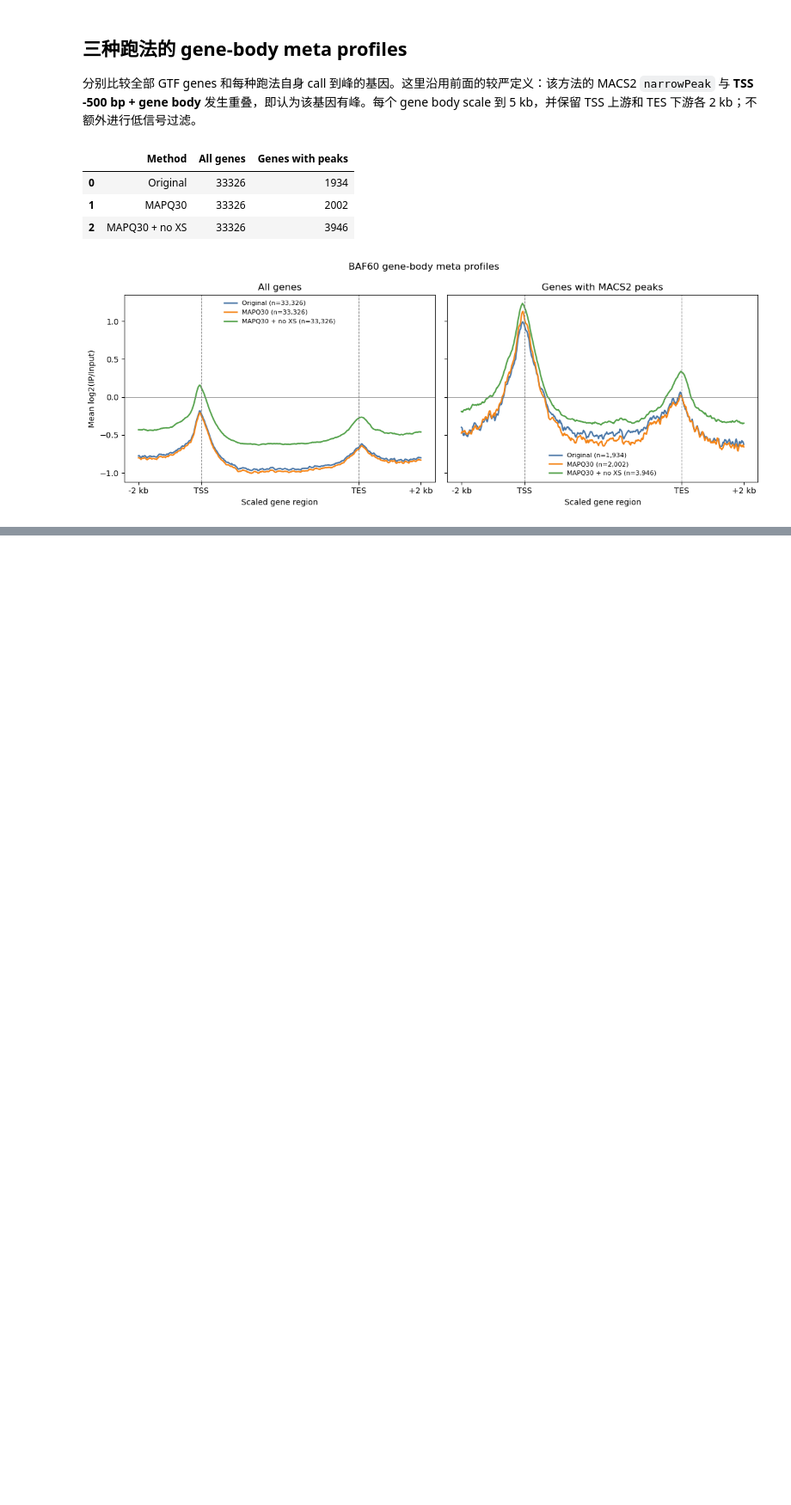
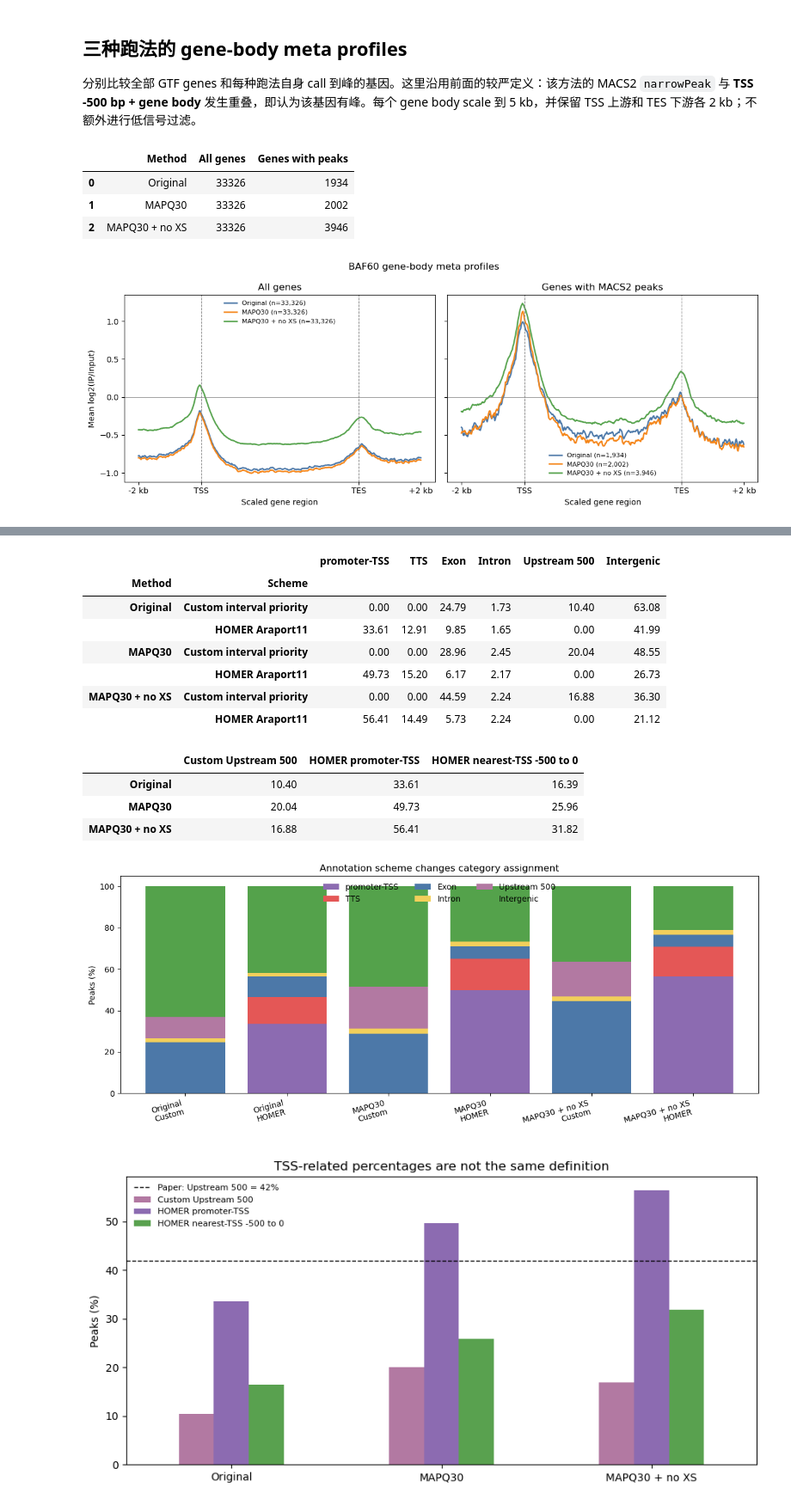
Before and after one commit to pengyfCR7/BAF60_ChIPseq_downstream_analyse_notebooks, a Jupyter notebook: inspect_BAF60_matrix.ipynb, the cells around one changed output, grey strips where cells are left out. Shown at 86% size. Cells and saved outputs as stored; diff of their text form; code cells hidden in the pictures; blank space fills up the shorter version.

```diff
--- a/inspect_BAF60_matrix.ipynb
+++ b/inspect_BAF60_matrix.ipynb
@@ -807,0 +862,62 @@ plt.tight_layout()
+# %%
+comparison_categories = ['promoter-TSS', 'TTS', 'Exon', 'Intron', 'Upstream 500', 'Intergenic']
+comparison_rows = []
+for name in method_order:
+    custom = three_category_percent[name]
+    comparison_rows.append({
+        'Method': name, 'Scheme': 'Custom interval priority',
+        'promoter-TSS': 0, 'TTS': 0, 'Exon': custom['Exon'], 'Intron': custom['Intron'],
+        'Upstream 500': custom['Upstream 500'], 'Intergenic': custom['Intergenic'],
+    })
+    homer = homer_summary[(homer_summary['Reference'] == 'Araport11') &
+                           (homer_summary['Method'] == name)].iloc[0]
+    comparison_rows.append({
+        'Method': name, 'Scheme': 'HOMER Araport11',
+        'promoter-TSS': homer['promoter-TSS'], 'TTS': homer['TTS'],
+        'Exon': homer['exon'], 'Intron': homer['intron'],
+        'Upstream 500': 0, 'Intergenic': homer['Intergenic'],
+    })
+
+annotation_scheme_comparison = pd.DataFrame(comparison_rows).set_index(['Method', 'Scheme'])
+display(annotation_scheme_comparison.round(2))
+
+comparison_colors = [annotation_colors['promoter-TSS'], annotation_colors['TTS'],
+                     annotation_colors['exon'], annotation_colors['intron'],
+                     '#B279A2', annotation_colors['Intergenic']]
+ax = annotation_scheme_comparison[comparison_categories].plot.bar(
+    stacked=True, figsize=(12, 5), color=comparison_colors, width=0.78)
+ax.set(xlabel='', ylabel='Peaks (%)', title='Annotation scheme changes category assignment')
+ax.set_xticklabels([f'{method}\n{"Custom" if scheme.startswith("Custom") else "HOMER"}'
+                    for method, scheme in annotation_scheme_comparison.index],
+                   rotation=15, ha='right')
+ax.legend(frameon=False, ncol=3, loc='upper center')
+plt.tight_layout()
+
+tss_window_comparison = pd.DataFrame(index=method_order)
+tss_window_comparison['Custom Upstream 500'] = three_category_percent.loc['Upstream 500', method_order]
+araport_summary = homer_summary[homer_summary['Reference'] == 'Araport11'].set_index('Method').loc[method_order]
+tss_window_comparison['HOMER promoter-TSS'] = araport_summary['promoter-TSS']
+tss_window_comparison['HOMER nearest-TSS -500 to 0'] = araport_summary['Nearest-TSS upstream 500']
+display(tss_window_comparison.round(2))
+
+ax = tss_window_comparison.plot.bar(figsize=(9, 4.5), color=['#B279A2', '#8C6BB1', '#59A14F'])
+ax.axhline(42, color='black', ls='--', lw=1, label='Paper: Upstream 500 = 42%')
+ax.set(xlabel='', ylabel='Peaks (%)', title='TSS-related percentages are not the same definition')
+ax.tick_params(axis='x', rotation=0)
+ax.legend(frameon=False, fontsize=8)
+plt.tight_layout()
+# %% [output]
+|  |  | promoter-TSS | TTS | Exon | Intron | Upstream 500 | Intergenic |
+| Method | Scheme |  |  |  |  |  |  |
+| Original | Custom interval priority | 0.00 | 0.00 | 24.79 | 1.73 | 10.40 | 63.08 |
+|  | HOMER Araport11 | 33.61 | 12.91 | 9.85 | 1.65 | 0.00 | 41.99 |
+| MAPQ30 | Custom interval priority | 0.00 | 0.00 | 28.96 | 2.45 | 20.04 | 48.55 |
+|  | HOMER Araport11 | 49.73 | 15.20 | 6.17 | 2.17 | 0.00 | 26.73 |
+| MAPQ30 + no XS | Custom interval priority | 0.00 | 0.00 | 44.59 | 2.24 | 16.88 | 36.30 |
+|  | HOMER Araport11 | 56.41 | 14.49 | 5.73 | 2.24 | 0.00 | 21.12 |
+|  | Custom Upstream 500 | HOMER promoter-TSS | HOMER nearest-TSS -500 to 0 |
+| Original | 10.40 | 33.61 | 16.39 |
+| MAPQ30 | 20.04 | 49.73 | 25.96 |
+| MAPQ30 + no XS | 16.88 | 56.41 | 31.82 |
+[figure, added]
+[figure, added]
```
Also changed, not shown: parts of 3 cells of this notebook.
